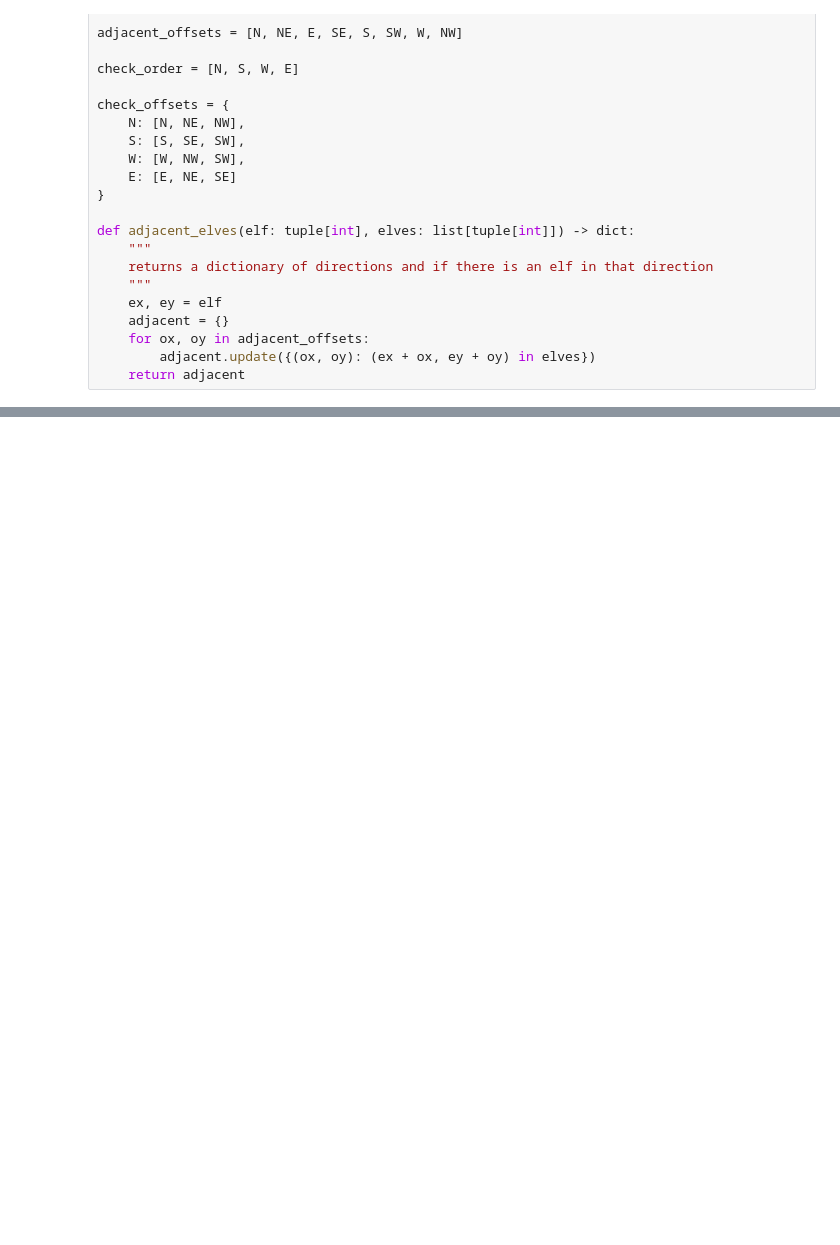
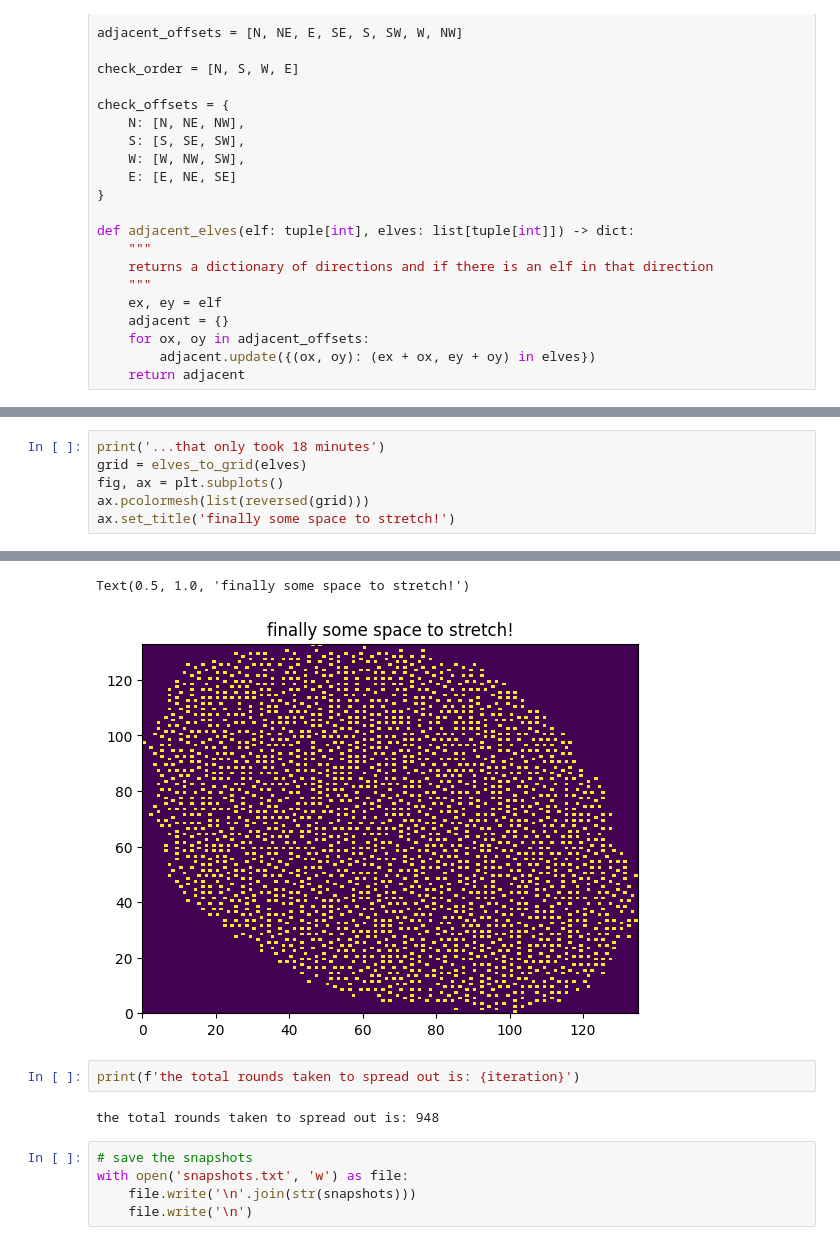
Before and after one commit to nouseforkeys/advent_of_code_22, a Jupyter notebook: day_23.ipynb, the cells around one changed output, grey strips where cells are left out. Cells and saved outputs as stored; diff of their text form; blank space fills up the shorter version.

```diff
--- a/day_23.ipynb
+++ b/day_23.ipynb
@@ -181,0 +237,7 @@ the total exposed ground in the bounding rectangle is 3874!
+# %%
+print('...that only took 18 minutes')
+grid = elves_to_grid(elves)
+fig, ax = plt.subplots()
+ax.pcolormesh(list(reversed(grid)))
+ax.set_title('finally some space to stretch!')
+# %% [output]
@@ -181,0 +245,11 @@ the total exposed ground in the bounding rectangle is 3874!
+Text(0.5, 1.0, 'finally some space to stretch!')
+[figure, added]
+# %%
+print(f'the total rounds taken to spread out is: {iteration}')
+# %% [output]
+the total rounds taken to spread out is: 948
+# %%
+# save the snapshots
+with open('snapshots.txt', 'w') as file:
+    file.write('\n'.join(str(snapshots)))
+    file.write('\n')
```
Also changed, not shown: parts of 6 cells of this notebook.
